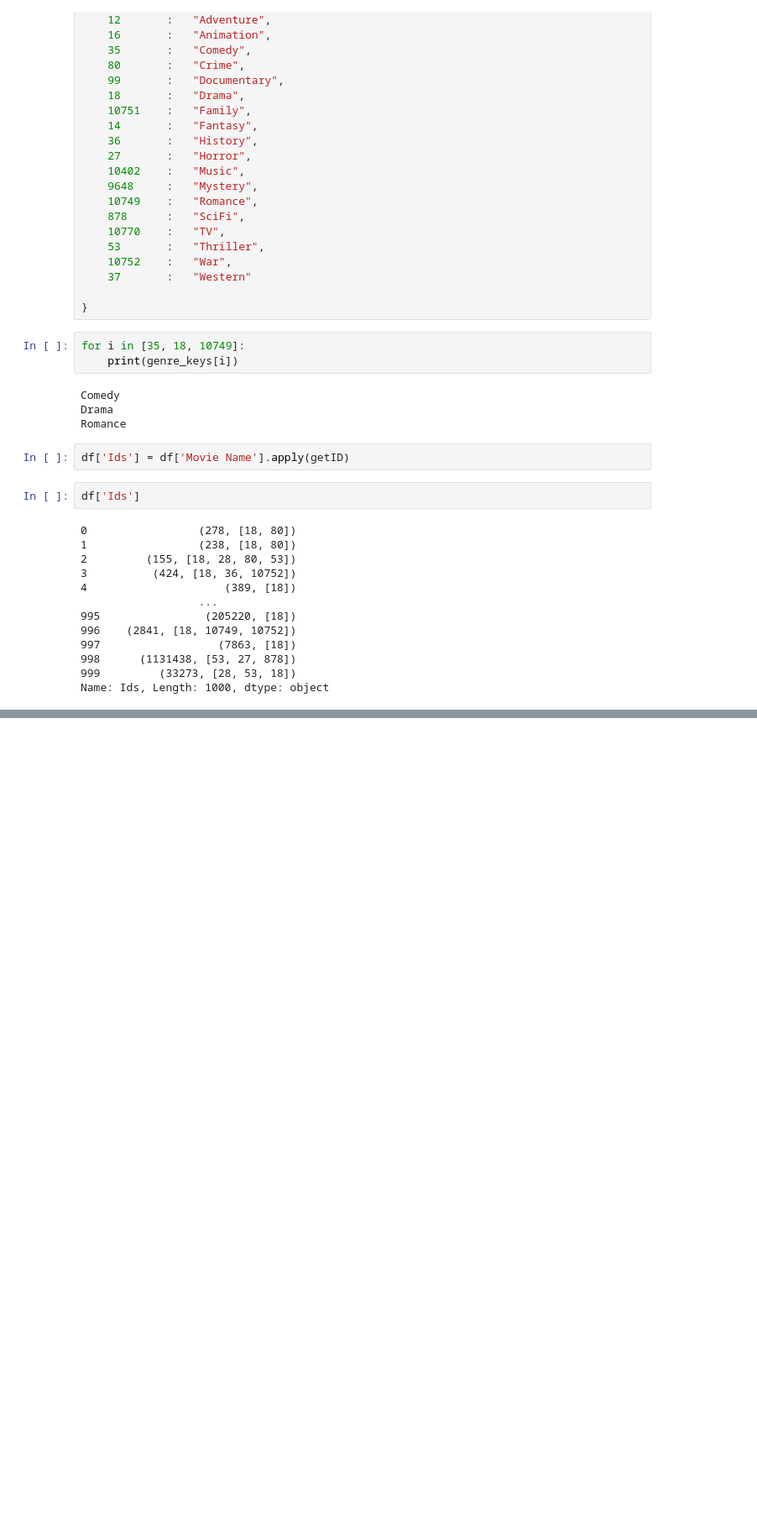
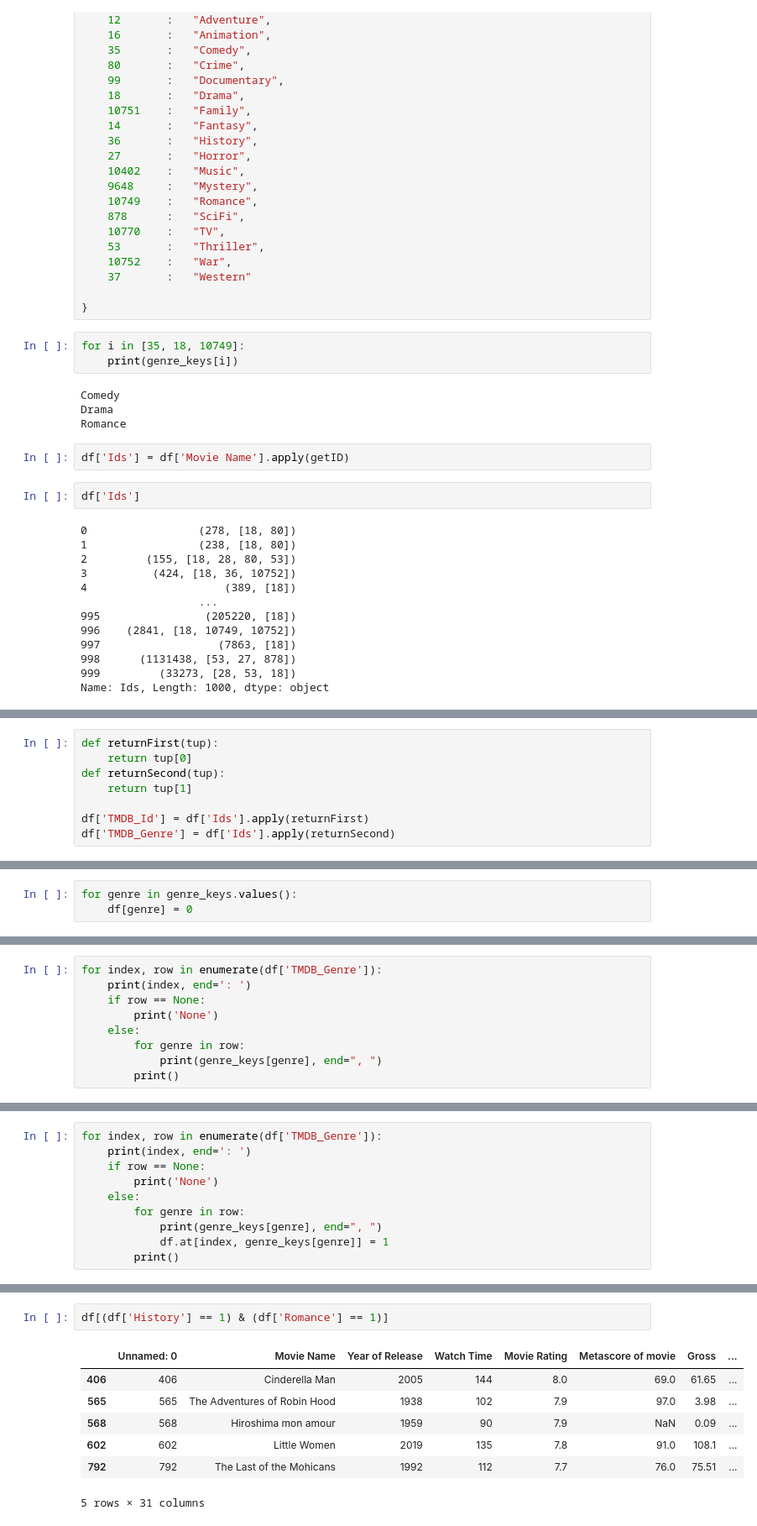
Before and after one commit to Simon-Sprouse/1000_Movies_Dataset, a Jupyter notebook: Feature_Engineering.ipynb, the cells around one changed output, grey strips where cells are left out. Shown: that part at 84% size. Saved outputs shown, nothing was run; the diff lists cells and outputs as text; blank space fills up the shorter version.

Commit message:
one hot encoding for genres

```diff
--- a/Feature_Engineering.ipynb
+++ b/Feature_Engineering.ipynb
@@ -88,0 +91,8 @@ df.to_csv("added_features.csv")
+# %%
+def returnFirst(tup):
+    return tup[0]
+def returnSecond(tup):
+    return tup[1]
+
+df['TMDB_Id'] = df['Ids'].apply(returnFirst)
+df['TMDB_Genre'] = df['Ids'].apply(returnSecond)
@@ -88,0 +108,3 @@ df.to_csv("added_features.csv")
+# %%
+for genre in genre_keys.values():
+    df[genre] = 0
@@ -88,0 +121,9 @@ df.to_csv("added_features.csv")
+# %%
+for index, row in enumerate(df['TMDB_Genre']):
+    print(index, end=': ')
+    if row == None:
+        print('None')
+    else:
+        for genre in row:
+            print(genre_keys[genre], end=", ")
+        print()
@@ -88,0 +152,10 @@ df.to_csv("added_features.csv")
+# %%
+for index, row in enumerate(df['TMDB_Genre']):
+    print(index, end=': ')
+    if row == None:
+        print('None')
+    else:
+        for genre in row:
+            print(genre_keys[genre], end=", ")
+            df.at[index, genre_keys[genre]] = 1
+        print()
@@ -88,0 +180,10 @@ df.to_csv("added_features.csv")
+# %%
+df[(df['History'] == 1) & (df['Romance'] == 1)]
+# %% [output]
+|  | Unnamed: 0 | Movie Name | Year of Release | Watch Time | Movie Rating | Metascore of movie | Gross | ... |
+| 406 | 406 | Cinderella Man | 2005 | 144 | 8.0 | 69.0 | 61.65 | ... |
+| 565 | 565 | The Adventures of Robin Hood | 1938 | 102 | 7.9 | 97.0 | 3.98 | ... |
+| 568 | 568 | Hiroshima mon amour | 1959 | 90 | 7.9 | NaN | 0.09 | ... |
+| 602 | 602 | Little Women | 2019 | 135 | 7.8 | 91.0 | 108.1 | ... |
+| 792 | 792 | The Last of the Mohicans | 1992 | 112 | 7.7 | 76.0 | 75.51 | ... |
+5 rows × 31 columns
```
Also changed, not shown: parts of 7 cells of this notebook.
